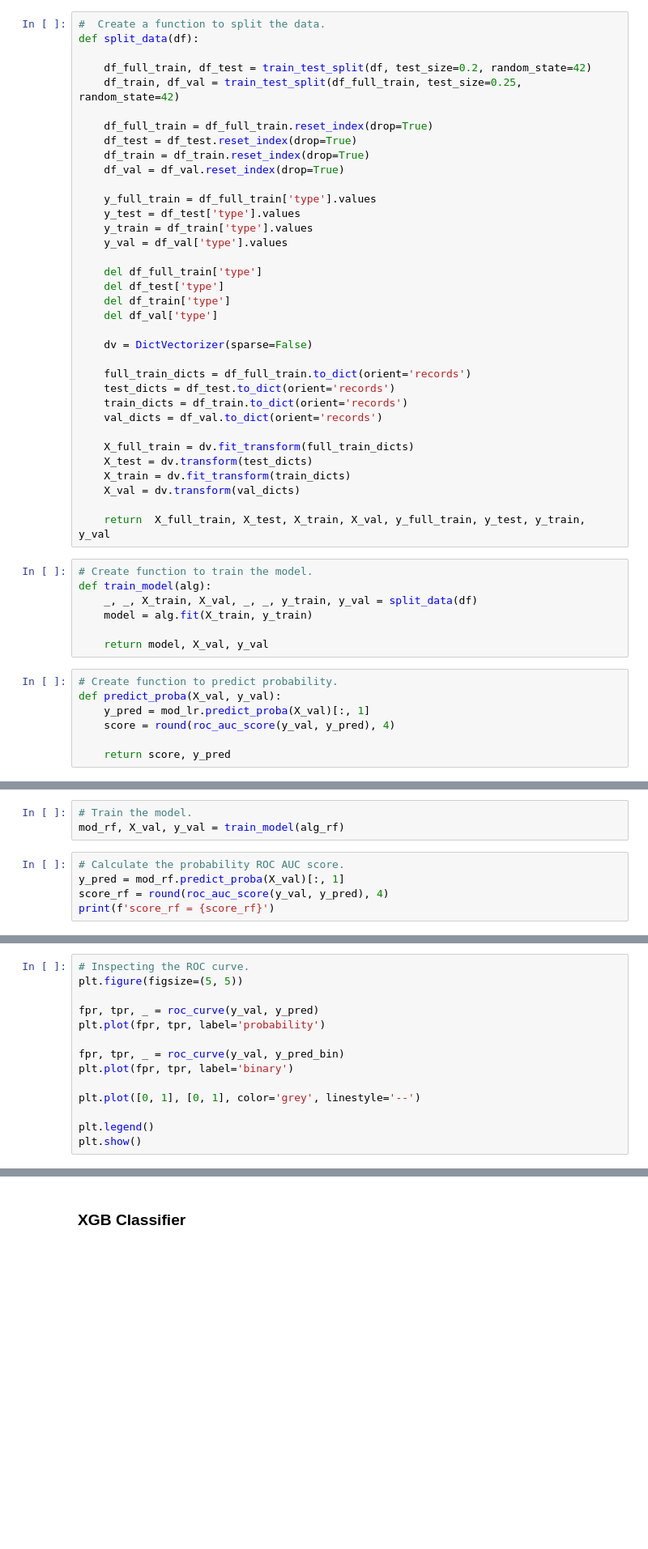
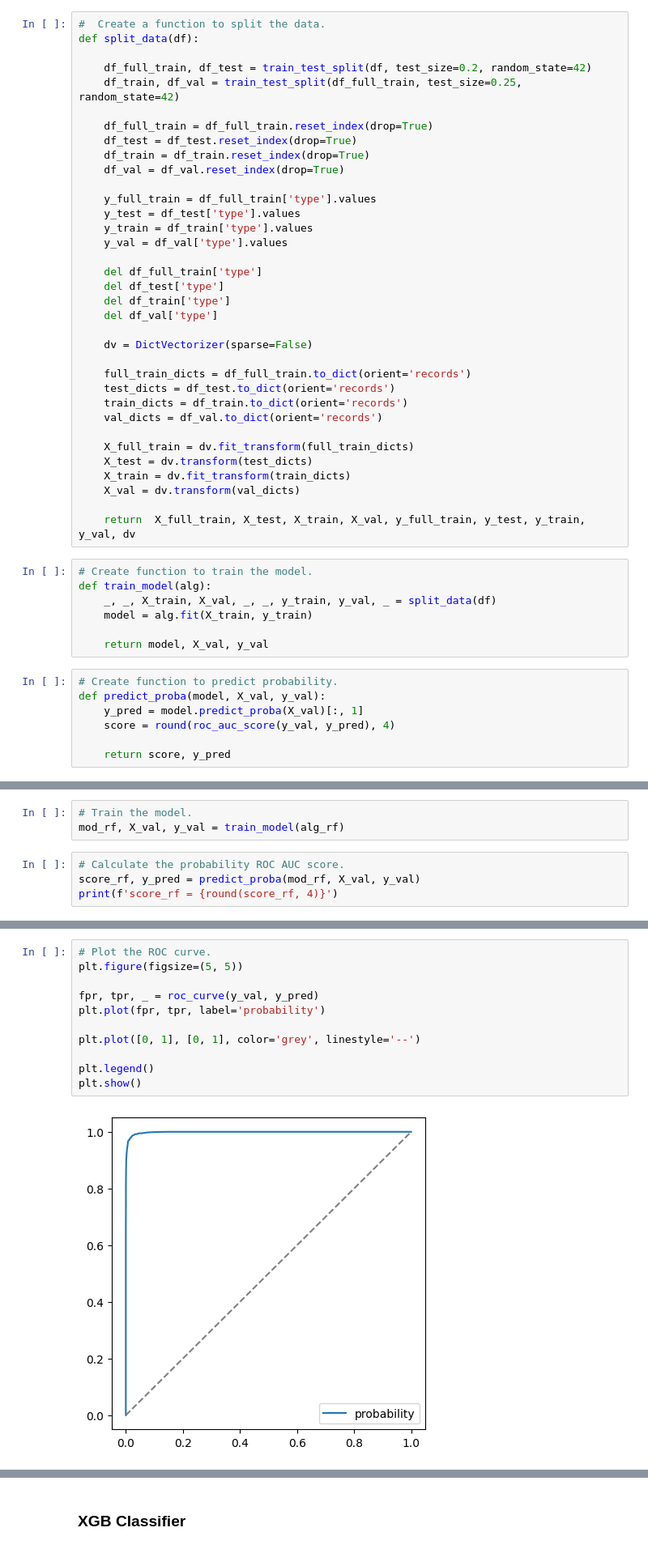
Before and after one commit to subair99/ML_Zoomcamp_2024_Project_Mid, a Jupyter notebook: notebooks/development.ipynb, the cells around one changed output, grey strips where cells are left out. Shown at 81% size. Drawn from its saved outputs; the diff is of its cells as text; blank space fills up the shorter version.

```diff
--- a/notebooks/development.ipynb
+++ b/notebooks/development.ipynb
@@ -252,18 +253,18 @@ def split_data(df):
     X_train = dv.fit_transform(train_dicts)
     X_val = dv.transform(val_dicts)
 
-    return  X_full_train, X_test, X_train, X_val, y_full_train, y_test, y_train, y_val
+    return  X_full_train, X_test, X_train, X_val, y_full_train, y_test, y_train, y_val, dv
 # %%
 # Create function to train the model.
 def train_model(alg):
-    _, _, X_train, X_val, _, _, y_train, y_val = split_data(df)
+    _, _, X_train, X_val, _, _, y_train, y_val, _ = split_data(df)
     model = alg.fit(X_train, y_train)
 
     return model, X_val, y_val
 # %%
 # Create function to predict probability.
-def predict_proba(X_val, y_val):
-    y_pred = mod_lr.predict_proba(X_val)[:, 1]
+def predict_proba(model, X_val, y_val):
+    y_pred = model.predict_proba(X_val)[:, 1]
     score = round(roc_auc_score(y_val, y_pred), 4)
 
     return score, y_pred
@@ -413,6 +393,5 @@ alg_rf = RandomForestClassifier(n_estimators=100, random_state=1, n_jobs=-1)
 mod_rf, X_val, y_val = train_model(alg_rf)
 # %%
 # Calculate the probability ROC AUC score.
-y_pred = mod_rf.predict_proba(X_val)[:, 1]
-score_rf = round(roc_auc_score(y_val, y_pred), 4)
-print(f'score_rf = {score_rf}')
+score_rf, y_pred = predict_proba(mod_rf, X_val, y_val)
+print(f'score_rf = {round(score_rf, 4)}')
@@ -428,14 +400,13 @@ print(f"Confusion_Matrix_rf:\n{confusion_matrix_rf}")
 # %%
-# Inspecting the ROC curve.
+# Plot the ROC curve.
 plt.figure(figsize=(5, 5))
 
 fpr, tpr, _ = roc_curve(y_val, y_pred)
 plt.plot(fpr, tpr, label='probability')
 
-fpr, tpr, _ = roc_curve(y_val, y_pred_bin)
-plt.plot(fpr, tpr, label='binary')
-
 plt.plot([0, 1], [0, 1], color='grey', linestyle='--')
 
 plt.legend()
 plt.show()
+# %% [output]
+[figure, added]
```
Also changed, not shown: parts of 67 cells of this notebook.
